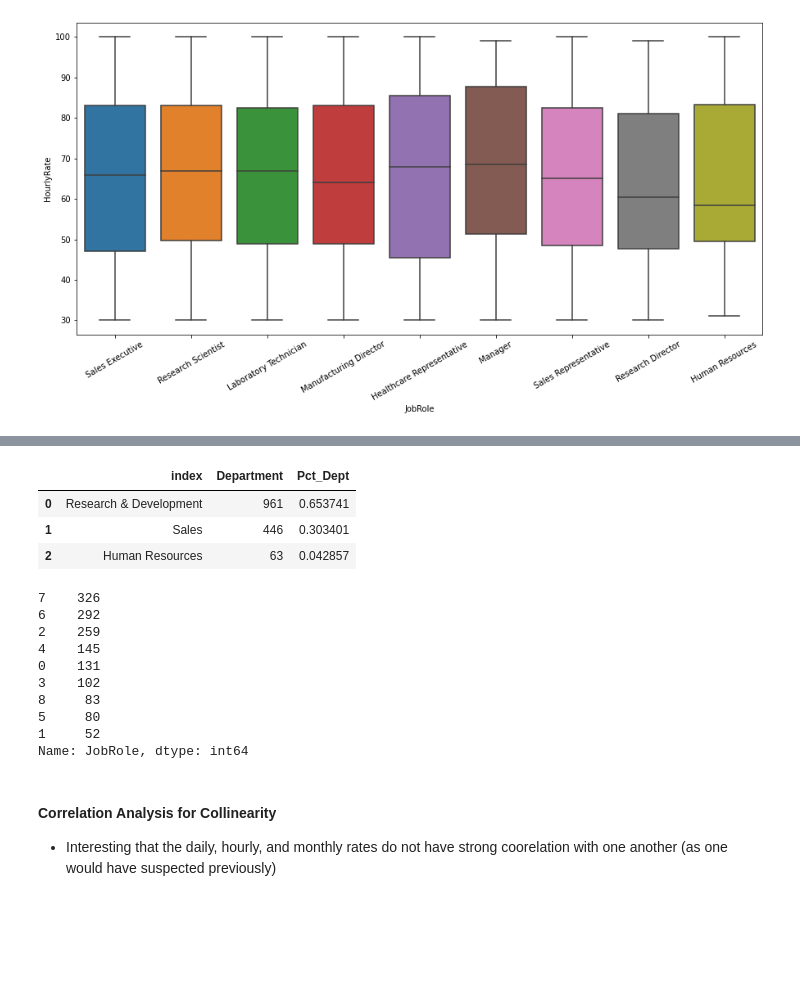
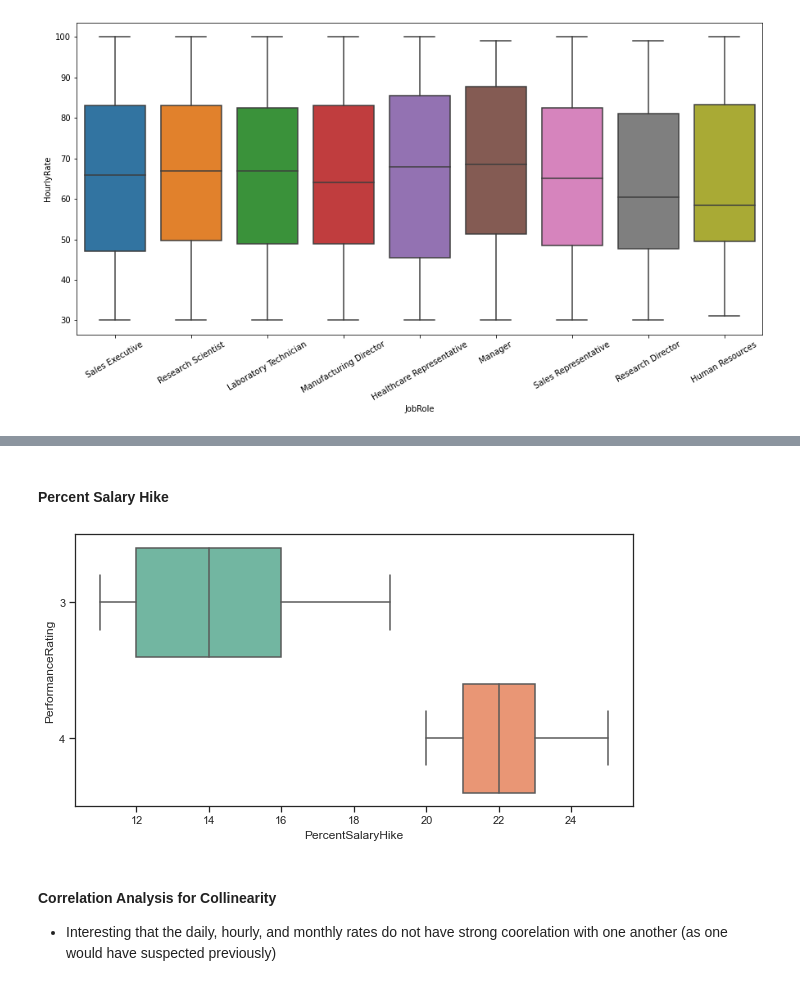
Before and after one commit to rage-against-the-machine-learning/simulate-employee-attrition, a Jupyter notebook: notebooks/2021-10-16-Data-EDA.ipynb, the cells around one changed output, grey strips where cells are left out. Saved outputs shown, nothing was run; the diff lists cells and outputs as text; code cells hidden in the pictures; blank space fills up the shorter version.

```diff
--- a/notebooks/2021-10-16-Data-EDA.ipynb
+++ b/notebooks/2021-10-16-Data-EDA.ipynb
@@ -272,25 +292,14 @@ Name: PercentSalaryHike, dtype: float64
-# %%
-department = pd.DataFrame(ibm['Department'].value_counts()).reset_index()
-department['Pct_Dept'] = department['Department'] / 1470
-department
-# %% [output]
-|  | index | Department | Pct_Dept |
-| 0 | Research & Development | 961 | 0.653741 |
-| 1 | Sales | 446 | 0.303401 |
-| 2 | Human Resources | 63 | 0.042857 |
-# %%
-preproccessed_X_and_y['JobRole'].value_counts()
-# %% [output]
-7    326
-6    292
-2    259
-4    145
-0    131
-3    102
-8     83
-5     80
-1     52
-Name: JobRole, dtype: int64
+# %% [markdown]
+#### Percent Salary Hike
+# %%
+sns.set_theme(style="ticks")
+
+plt.figure(1, figsize=(10, 5))
+
+ax = sns.boxplot(data=ibm, orient="h", x='PercentSalaryHike', y='PerformanceRating', palette="Set2")
+plt.show()
+# %% [output]
+[figure, added]
 # %% [markdown]
 #### Correlation Analysis for Collinearity
 - Interesting that the daily, hourly, and monthly rates do not have strong coorelation with one another (as one would have suspected previously)
```
Also changed, not shown: parts of 27 cells of this notebook.
